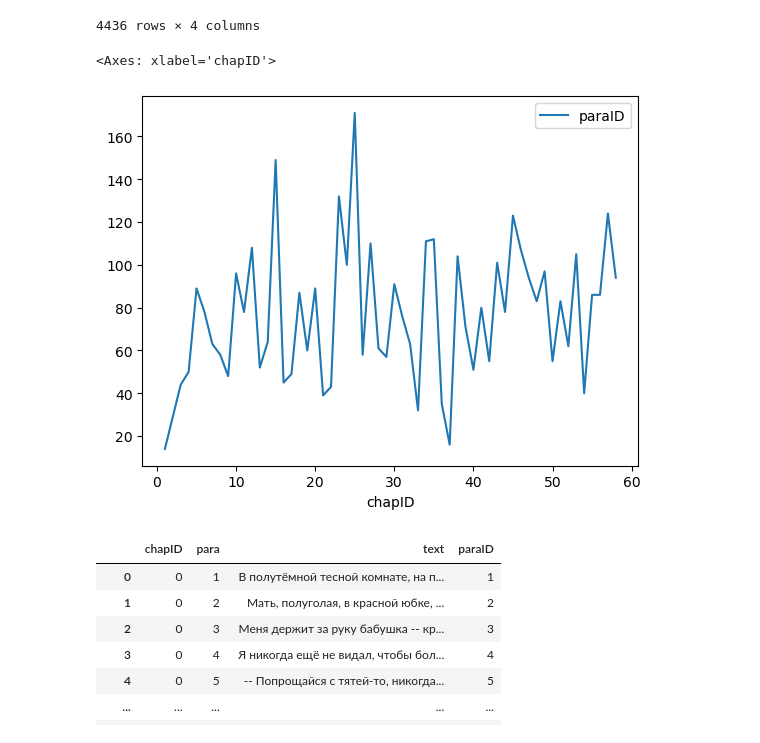
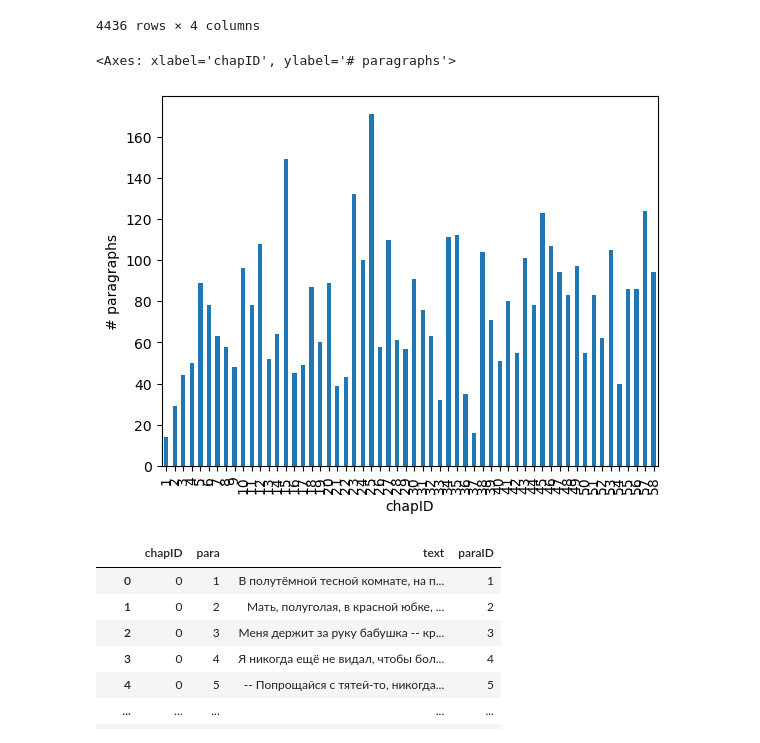
Before and after one commit to kollektivminds/russian-literary-bible, a Jupyter notebook: codebase/text_processing.ipynb, the cells around one changed output. Cells and saved outputs as stored; diff of their text form; code cells hidden in the pictures.

```diff
--- a/codebase/text_processing.ipynb
+++ b/codebase/text_processing.ipynb
@@ -151,10 +150,10 @@ motherTextDf
 | 4494 | 58 | 94 | Кто-то ответил ей громким рыданием. | 4436 |
 4436 rows × 4 columns
 # %%
-motherTextDf.groupby('chapID').paraID.count().to_frame().plot()
+motherTextDf.groupby('chapID').paraID.count().to_frame().plot(kind='bar', ylabel='# paragraphs', legend=False)
 # %% [output]
-<Axes: xlabel='chapID'>
+<Axes: xlabel='chapID', ylabel='# paragraphs'>
-[figure, old version]
+[figure, new version]
 # %%
 # split into chapters
 detstvoTextDf = libTextsDf.loc[[22]]
```
Also changed, not shown: parts of 8 cells of this notebook, 3 other files.
